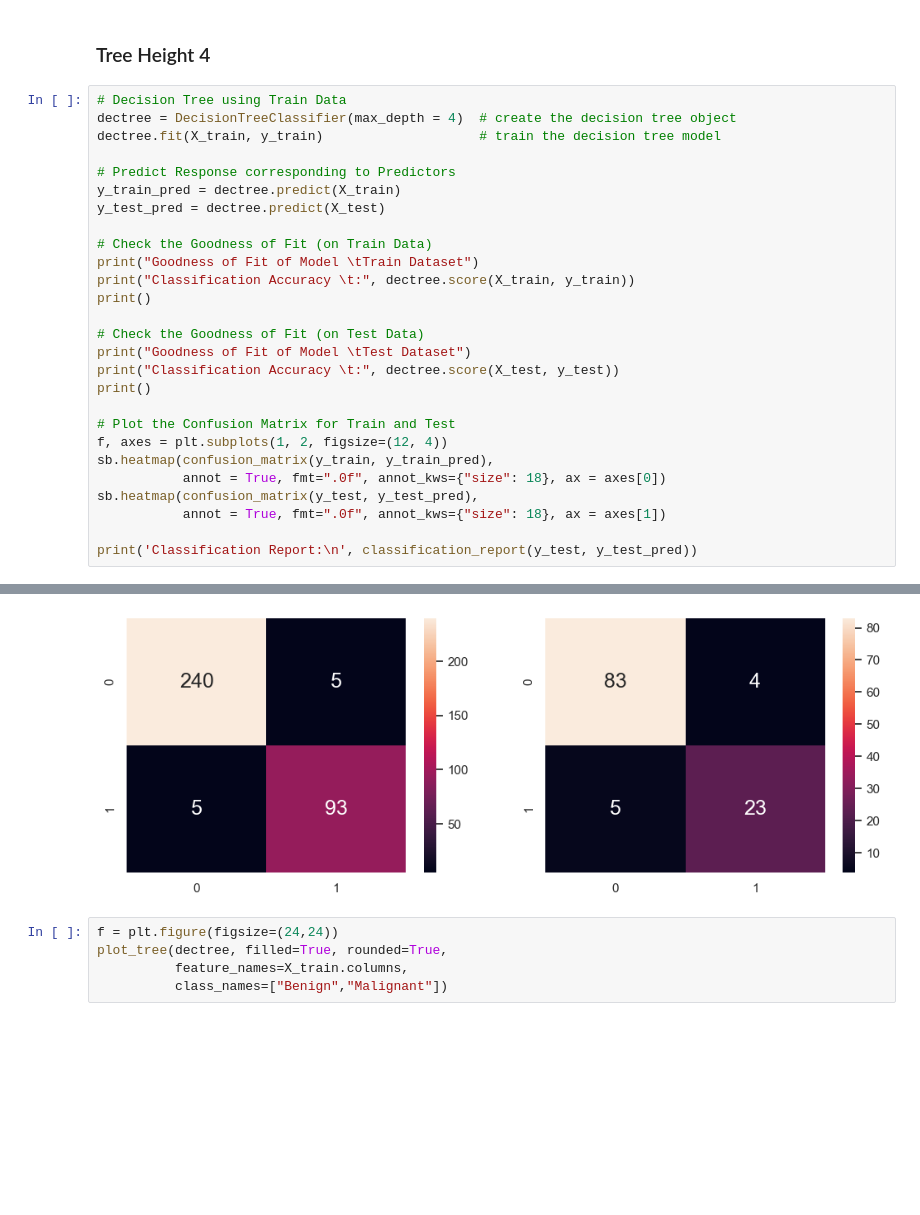
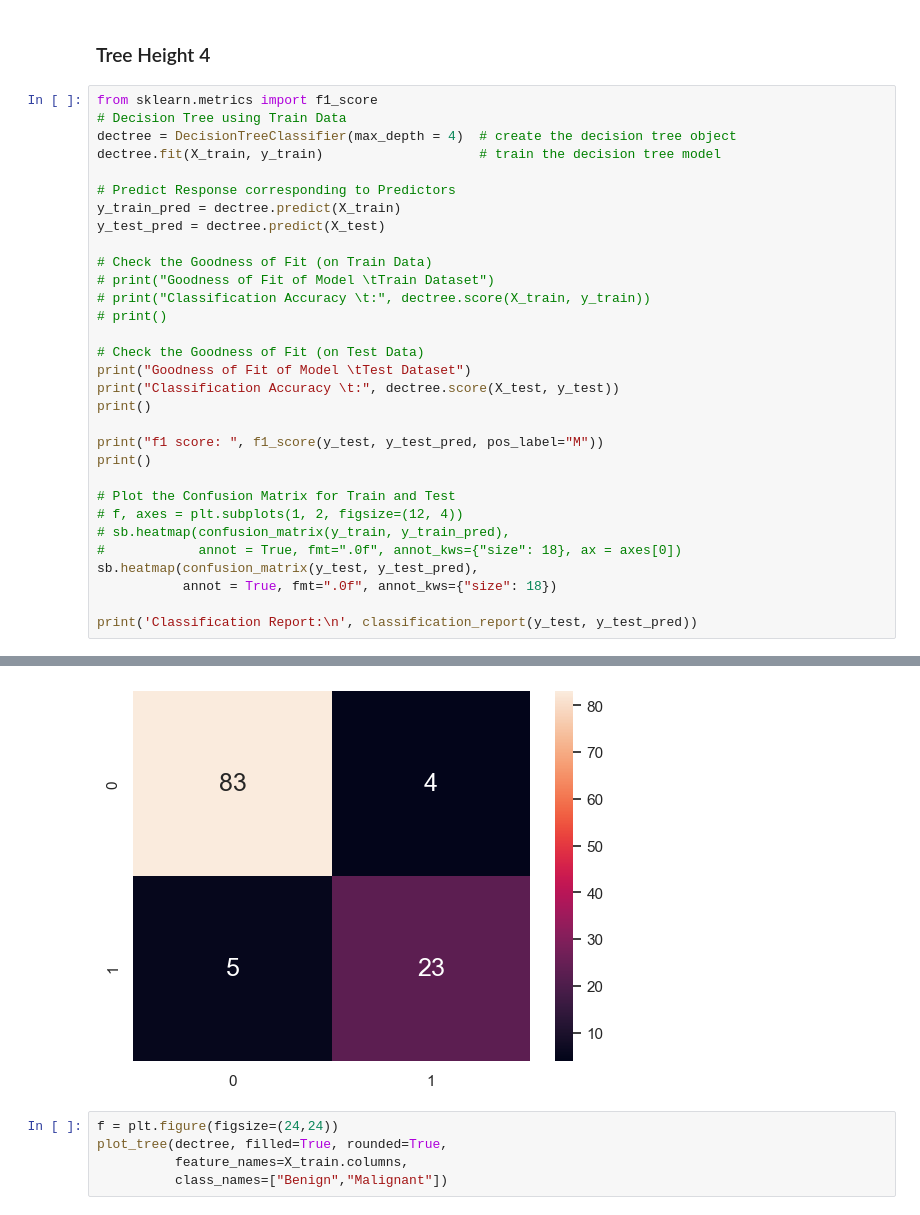
Before and after one commit to minghancmh/breastCancerPredictiveModel, a Jupyter notebook: breastCancer_allModels.ipynb, the cells around one changed output, grey strips where cells are left out. Cells and saved outputs as stored; diff of their text form; blank space fills up the shorter version.

```diff
--- a/breastCancer_allModels.ipynb
+++ b/breastCancer_allModels.ipynb
@@ -546,6 +568,7 @@ plot_tree(dectree, filled=True, rounded=True,
 # %% [markdown]
 ### Tree Height 4
 # %%
+from sklearn.metrics import f1_score
 # Decision Tree using Train Data
 dectree = DecisionTreeClassifier(max_depth = 4)  # create the decision tree object
 dectree.fit(X_train, y_train)                    # train the decision tree model
@@ -555,21 +578,24 @@ y_train_pred = dectree.predict(X_train)
 y_test_pred = dectree.predict(X_test)
 
 # Check the Goodness of Fit (on Train Data)
-print("Goodness of Fit of Model \tTrain Dataset")
-print("Classification Accuracy \t:", dectree.score(X_train, y_train))
-print()
+# print("Goodness of Fit of Model \tTrain Dataset")
+# print("Classification Accuracy \t:", dectree.score(X_train, y_train))
+# print()
 
 # Check the Goodness of Fit (on Test Data)
 print("Goodness of Fit of Model \tTest Dataset")
 print("Classification Accuracy \t:", dectree.score(X_test, y_test))
 print()
 
+print("f1 score: ", f1_score(y_test, y_test_pred, pos_label="M"))
+print()
+
 # Plot the Confusion Matrix for Train and Test
-f, axes = plt.subplots(1, 2, figsize=(12, 4))
-sb.heatmap(confusion_matrix(y_train, y_train_pred),
-           annot = True, fmt=".0f", annot_kws={"size": 18}, ax = axes[0])
+# f, axes = plt.subplots(1, 2, figsize=(12, 4))
+# sb.heatmap(confusion_matrix(y_train, y_train_pred),
+#            annot = True, fmt=".0f", annot_kws={"size": 18}, ax = axes[0])
 sb.heatmap(confusion_matrix(y_test, y_test_pred),
-           annot = True, fmt=".0f", annot_kws={"size": 18}, ax = axes[1])
+           annot = True, fmt=".0f", annot_kws={"size": 18})
 
 print('Classification Report:\n', classification_report(y_test, y_test_pred))
 # %% [output]
@@ -582,13 +606,13 @@ Classification Accuracy         : 0.9217391304347826
 Classification Report:
                precision    recall  f1-score   support
 
            B       0.94      0.95      0.95        87
            M       0.85      0.82      0.84        28
 
     accuracy                           0.92       115
    macro avg       0.90      0.89      0.89       115
 weighted avg       0.92      0.92      0.92       115
-[figure, old version]
+[figure, new version]
 # %%
 f = plt.figure(figsize=(24,24))
 plot_tree(dectree, filled=True, rounded=True,
```
Also changed, not shown: parts of 15 cells of this notebook.
